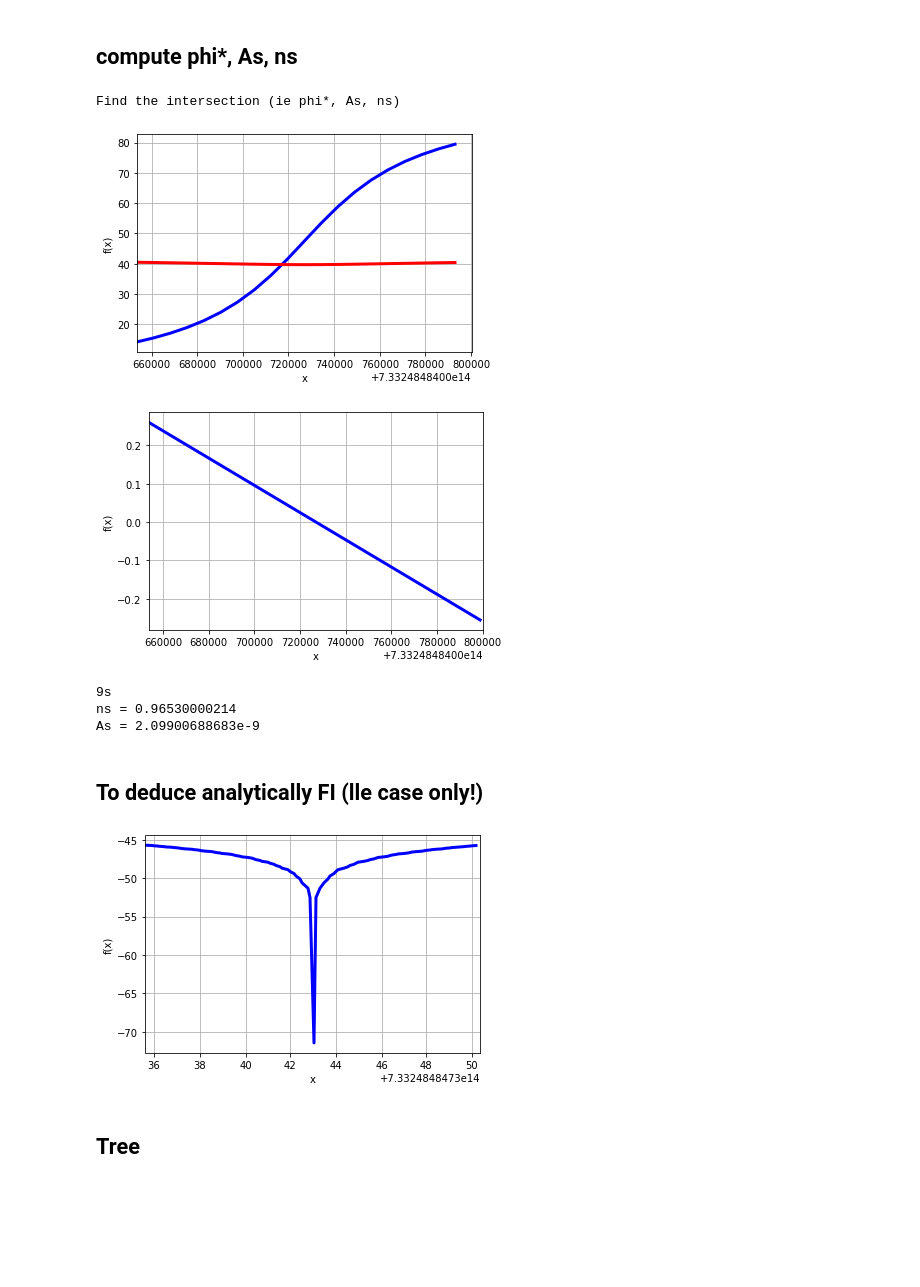
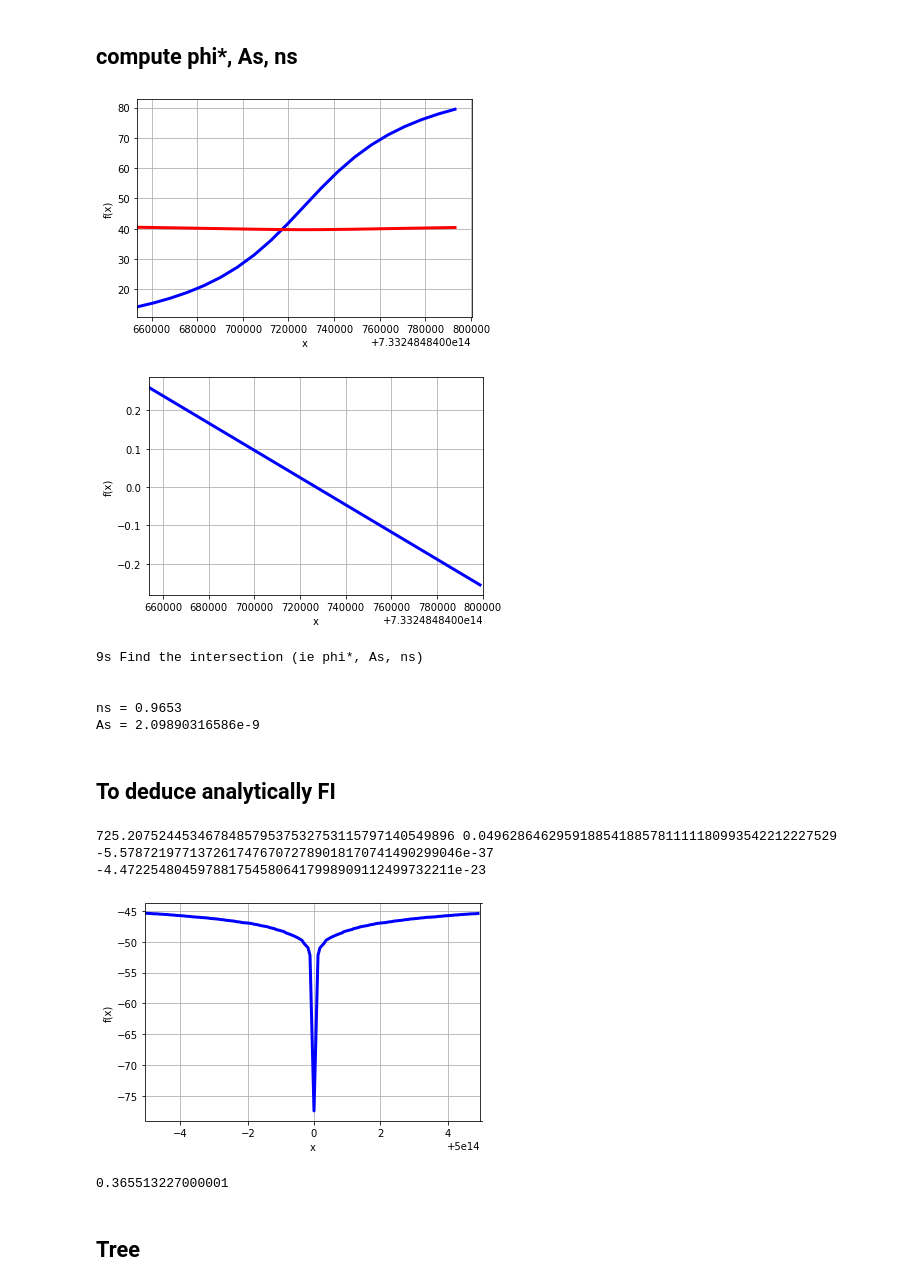
Before and after one commit to gweymann2/MSSM-Inflation, a Jupyter notebook: Generator v3.ipynb, the cells around one changed output. Drawn from its saved outputs; the diff is of its cells as text; code cells hidden in the pictures; blank space fills up the shorter version.

Commit message:
Last update of point generator

```diff
--- a/Generator v3.ipynb
+++ b/Generator v3.ipynb
@@ -97,8 +95,8 @@ def P_star(V, phi_sta):
 dps_def = 15
 mp.dps = dps_def
 
-extradps_def = 20
-addprec_deriv = 25
+extradps_def = 25
+addprec_deriv = 30
 
 shift_plot = 1e-10
 
@@ -119,22 +117,24 @@ with extradps(extradps_def):
     mphi = mp.mpf('4209.792914467206175046020213939783753565158332962')
     A6 = mp.mpf('26864.51288906253865875539898989172939364528742875')
     lambda6 = mp.mpf('0.05966707808732239059466026395829745169066587954642')
-    V = lambda phi : V_MSSM(phi, 'lle', mphi, A6, lambda6)
 
+    V_plot = lambda phi : V_MSSM(phi, 'lle', mphi, A6, lambda6)
+
+
+phi_sta = phi_star(V_plot, mp.mpf('2.0989031673191437e-9'), mp.mpf('0'), phi0, plotose=True)
 print('Find the intersection (ie phi*, As, ns)\n')
-
-phi_sta = phi_star(V, mp.mpf('2.0989031673191437e-9'), mp.mpf('0'), phi0, plotose=True)
-ns_star = ns_(V, phi_sta)
-P_sta = P_star(V, phi_sta)
+ns_star = ns_(V_plot, phi_sta)
+P_sta = P_star(V_plot, phi_sta)
 print('\nns =',nstr(ns_star, 12))
 print('As =',nstr(P_sta, 12))
 # %% [output]
-Find the intersection (ie phi*, As, ns)
 [figure]
 [figure]
-9s
-ns = 0.96530000214
-As = 2.09900688683e-9
+9s Find the intersection (ie phi*, As, ns)
+
+
+ns = 0.9653
+As = 2.09890316586e-9
 # %% [markdown]
-## To deduce analytically FI (lle case only!)
+## To deduce analytically FI
 # %%
@@ -198,9 +221,20 @@ def V(phi, phi0, A6gut, dv):
 # %%
-with extradps(extradps_def):
-    VFI = lambda phi : V(phi, phi0, A6, mp.mpf('0'))
-    mp.plot(lambda phi : mp.log10(eps1_(VFI, phi)), xlim=(0.99999999999999*phi0, phi0*1.00000000000001), points=100)
+t = time.process_time()
+with extradps(30):
+    A6_GUT_for_FI, phi0_for_phi, dv, infl_type = mp.mpf('5000'), mp.mpf('5e14'), mp.mpf('0'), 'lle'
+    mphi_FI_gut, lambda6_FI_gut = FI(phi0_for_phi, A6_GUT_for_FI, dv, infl_type)
+    print(mphi_FI_gut, lambda6_FI_gut)
+    VFI = lambda phi : V_MSSM(phi, infl_type, mphi_FI_gut, A6_GUT_for_FI, lambda6_FI_gut)
+    print(D2V(VFI, phi0_for_phi))
+    print(DV(VFI, phi0_for_phi))
+    mp.plot(lambda phi : mp.log10(eps1_(VFI, phi)), xlim=(0.99999999999999*phi0_for_phi, phi0_for_phi*1.00000000000001), points=100)
+print(-t+time.process_time())
 # %% [output]
+725.207524453467848579537532753115797140549896 0.0496286462959188541885781111180993542212227529
+-5.57872197713726174767072789018170741490299046e-37
+-4.4722548045978817545806417998909112499732211e-23
-[figure, old version]
+[figure, new version]
+0.365513227000001
 # %% [markdown]
 ## Tree
 # %%
```
Also changed, not shown: parts of 10 cells of this notebook.
